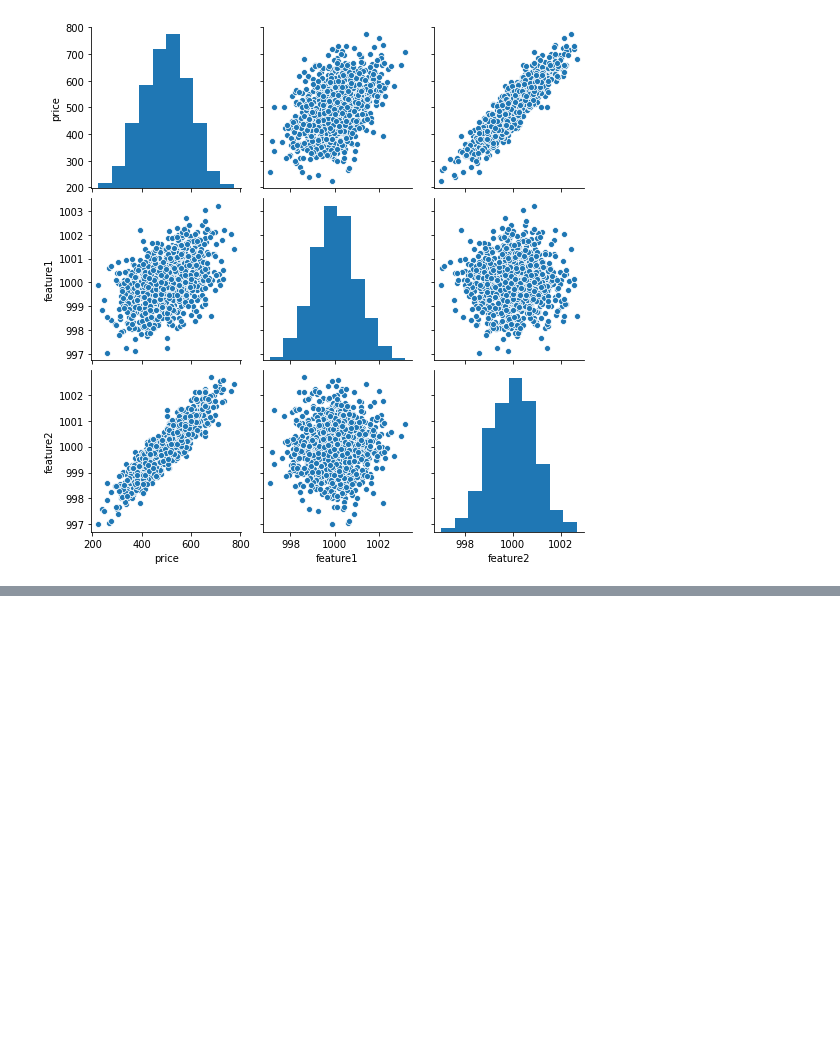
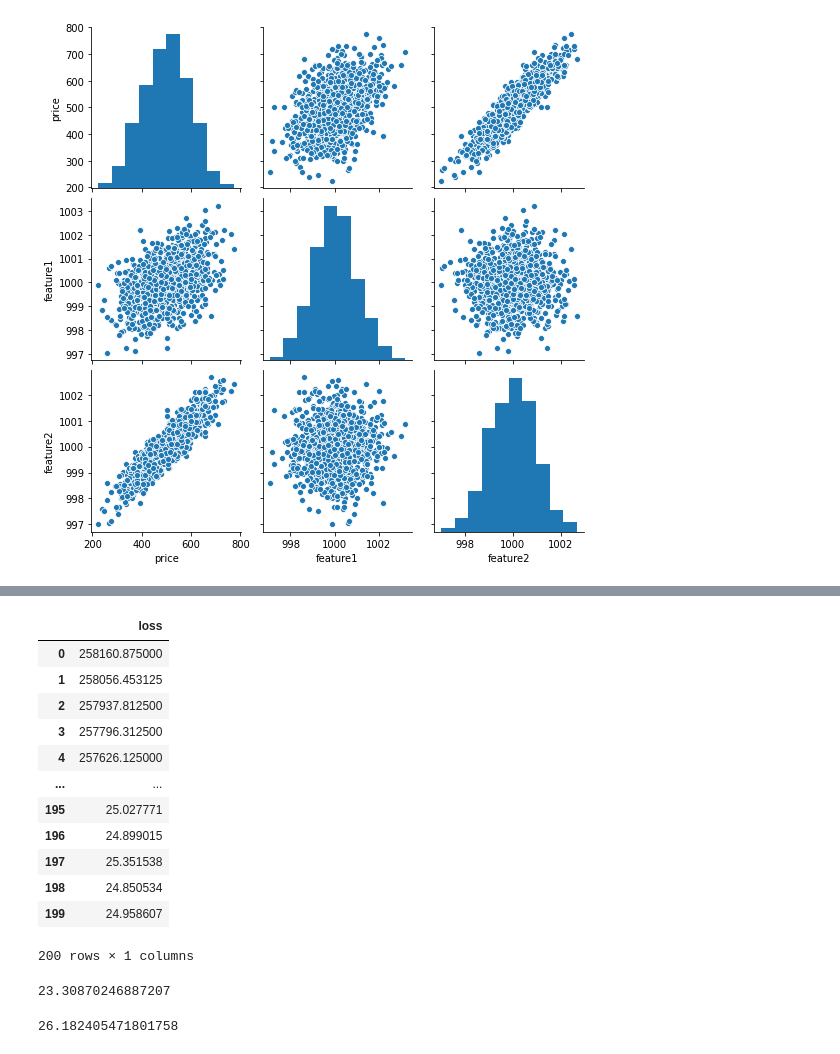
Before and after one commit to enggrobin/AnalyticsResponses, a Jupyter notebook: Deep_Learning.ipynb, the cells around one changed output, grey strips where cells are left out. Cells and saved outputs as stored; diff of their text form; code cells hidden in the pictures; blank space fills up the shorter version.

```diff
--- a/Deep_Learning.ipynb
+++ b/Deep_Learning.ipynb
@@ -59,0 +97,27 @@ X_Test  = scaler.transform(X_Test)
+# %%
+hist = pd.DataFrame(model.history.history)
+hist
+# %% [output]
+|  | loss |
+| 0 | 258160.875000 |
+| 1 | 258056.453125 |
+| 2 | 257937.812500 |
+| 3 | 257796.312500 |
+| 4 | 257626.125000 |
+| ... | ... |
+| 195 | 25.027771 |
+| 196 | 24.899015 |
+| 197 | 25.351538 |
+| 198 | 24.850534 |
+| 199 | 24.958607 |
+200 rows × 1 columns
+# %%
+# Evaluting the model :
+
+model.evaluate(x=X_Test,y=Y_Test,verbose=0)
+# %% [output]
+23.30870246887207
+# %%
+model.evaluate(x=X_Train,y=Y_Train,verbose=0)
+# %% [output]
+26.182405471801758
```
Also changed, not shown: parts of 6 cells of this notebook.
